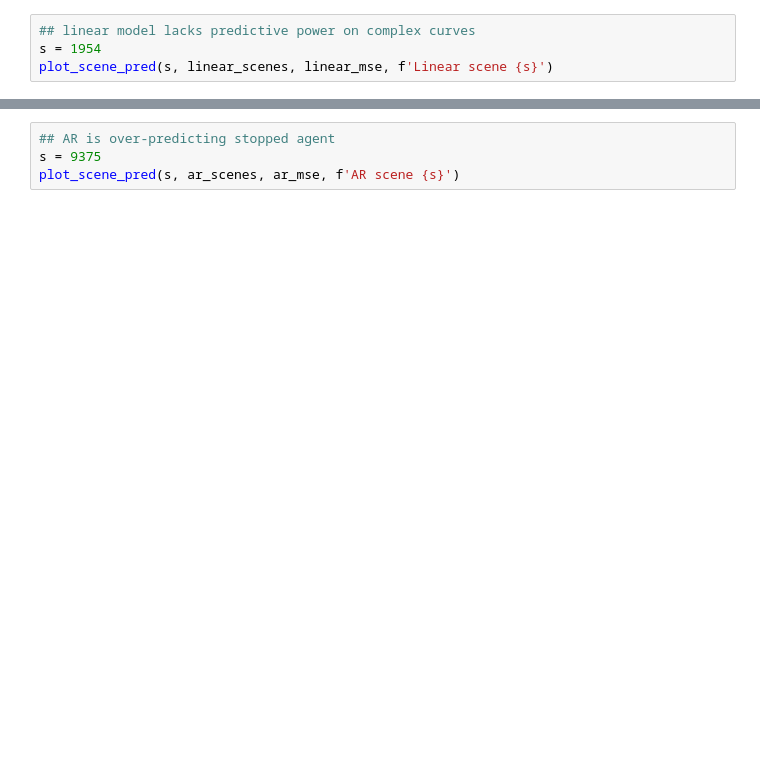
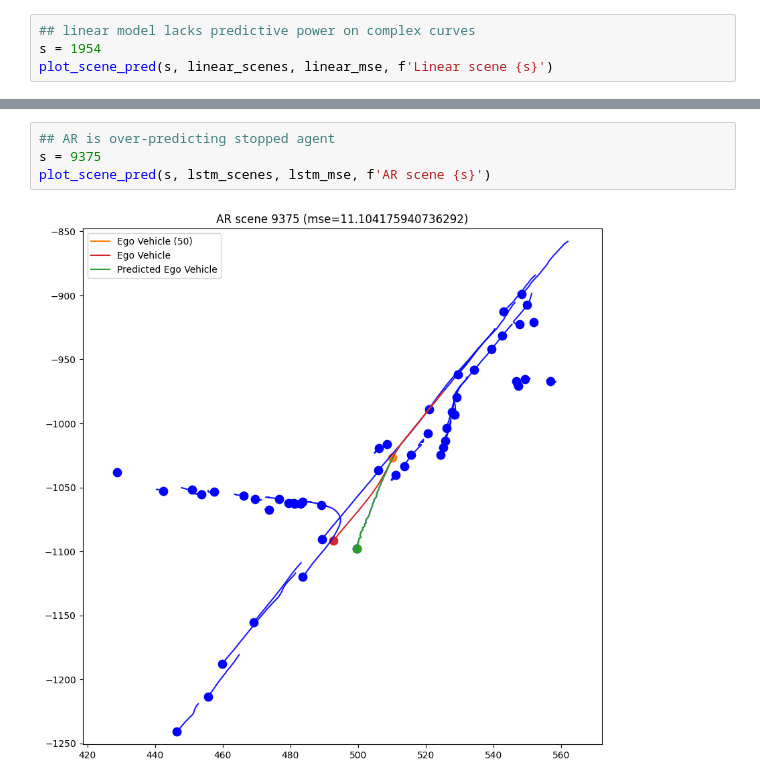
Before and after one commit to m1fisher/cse251b_project, a Jupyter notebook: milestone_part3_plots/part3_plots.ipynb, the cells around one changed output, grey strips where cells are left out. Saved outputs shown, nothing was run; the diff lists cells and outputs as text; blank space fills up the shorter version.

```diff
--- a/milestone_part3_plots/part3_plots.ipynb
+++ b/milestone_part3_plots/part3_plots.ipynb
@@ -261,7 +277,9 @@ plot_scene_pred(s, ar_scenes, ar_mse, f'AR scene {s}')
 # %%
 ## AR is over-predicting stopped agent
 s = 9375
-plot_scene_pred(s, ar_scenes, ar_mse, f'AR scene {s}')
+plot_scene_pred(s, lstm_scenes, lstm_mse, f'AR scene {s}')
+# %% [output]
+[figure, added]
 # %%
 ## AR is over-predicting stopped agent
 s = 660
```
Also changed, not shown: parts of 11 cells of this notebook, 6 other files.
